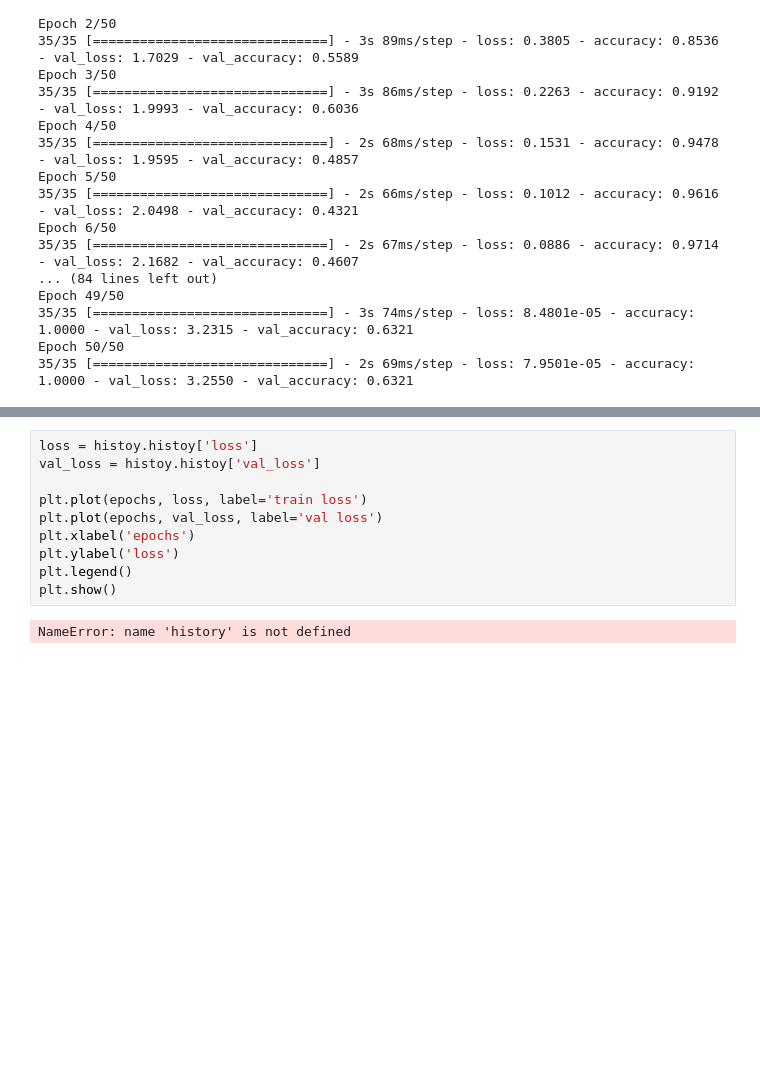
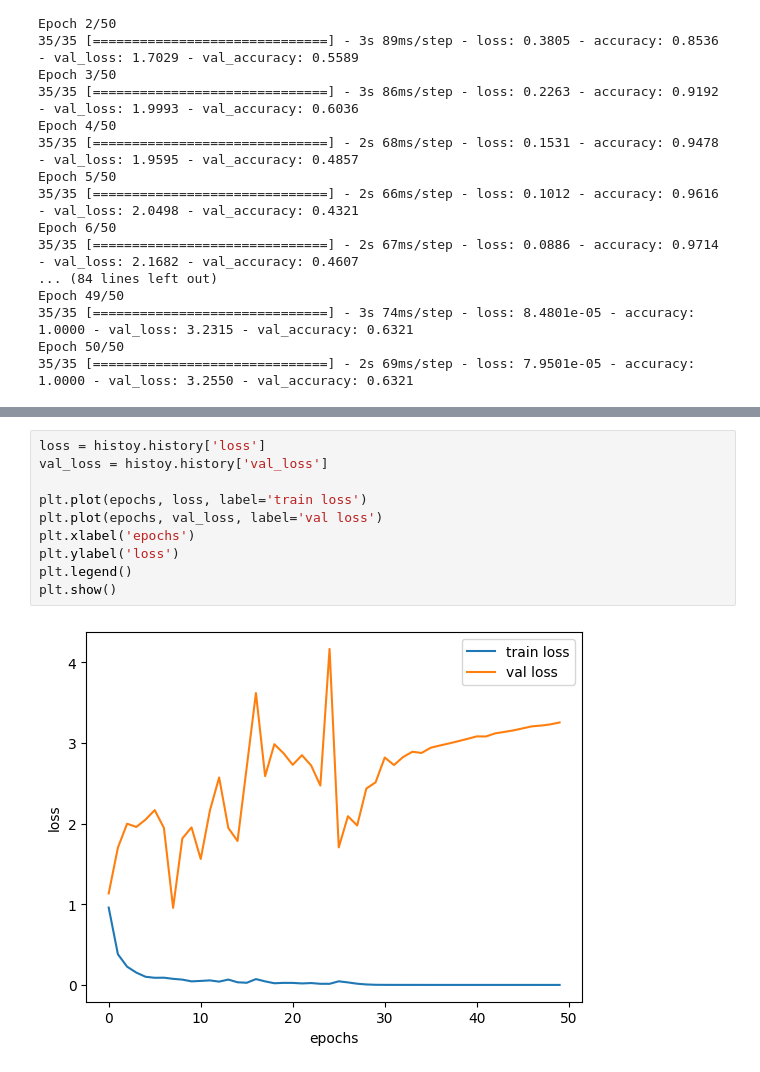
Before and after one commit to VijayAdithP/Speech-emotion-analysis-by-ML, a Jupyter notebook: speech emotion analysis with ML.ipynb, the cells around one changed output, grey strips where cells are left out. Drawn from its saved outputs; the diff is of its cells as text; blank space fills up the shorter version.

```diff
--- a/speech emotion analysis with ML.ipynb
+++ b/speech emotion analysis with ML.ipynb
@@ -207,12 +207,12 @@ NameError: name 'history' is not defined
 # %%
-loss = histoy.histoy['loss']
-val_loss = histoy.histoy['val_loss']
+loss = histoy.history['loss']
+val_loss = histoy.history['val_loss']
 
 plt.plot(epochs, loss, label='train loss')
 plt.plot(epochs, val_loss, label='val loss')
 plt.xlabel('epochs')
 plt.ylabel('loss')
 plt.legend()
 plt.show()
 # %% [output]
-NameError: name 'history' is not defined
+[figure, added]
```
Also changed, not shown: parts of 1 cell of this notebook.
